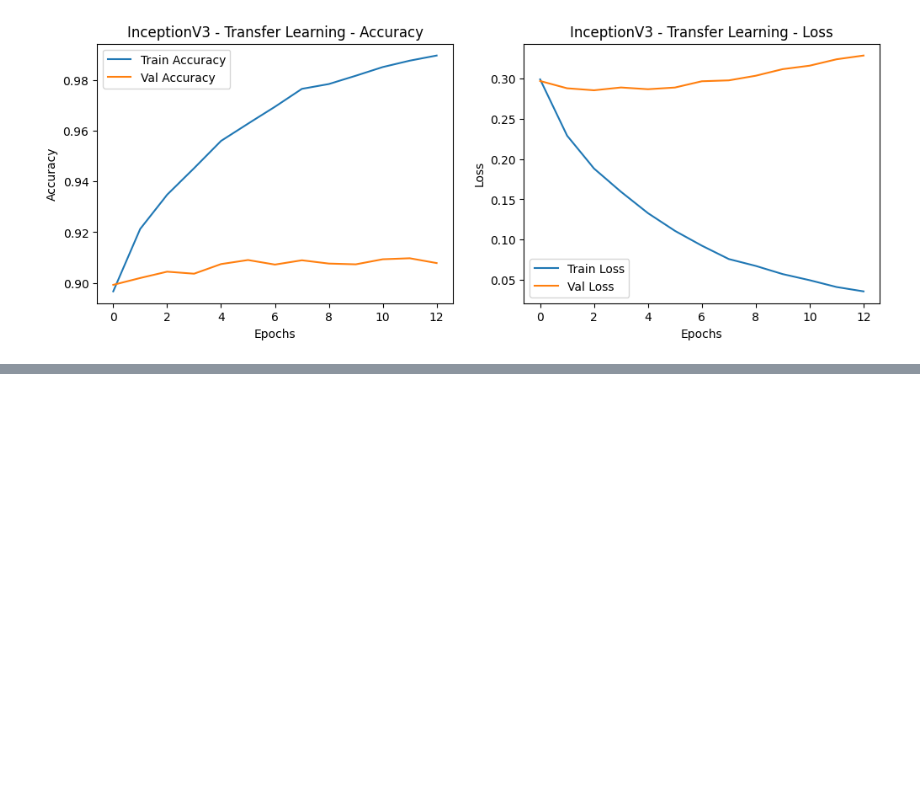
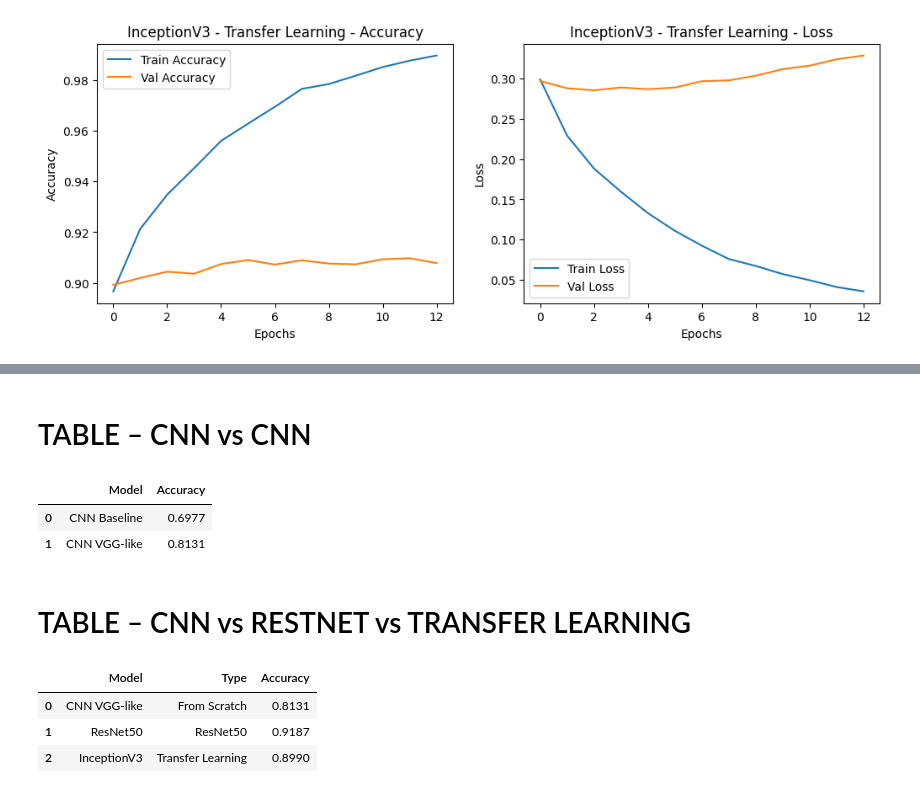
Before and after one commit to HelenaGomezV/project-deep-learning-image-classification-with-cnn-and-transfer-learning, a Jupyter notebook: image_clasification_inception.ipynb, the cells around one changed output, grey strips where cells are left out. Cells and saved outputs as stored; diff of their text form; code cells hidden in the pictures; blank space fills up the shorter version.

```diff
--- a/image_clasification_inception.ipynb
+++ b/image_clasification_inception.ipynb
@@ -528,0 +537,8 @@ plot_history(history_inception_ft, "InceptionV3 - Transfer Learning")
+# %%
+evaluate_model(cnn_model_vgg, X_test_norm, y_test, "CNN VGG-like")
+
+test_resnet_gen = resnet_datagen.flow(X_test, y_test_cat, batch_size=32, shuffle=False)
+evaluate_model(resnet_model, test_resnet_gen, y_test, "ResNet50 Transfer Learning")
+
+test_inc_gen = inception_datagen.flow(X_test, y_test_cat, batch_size=16, shuffle=False)
+evaluate_model(inception_model, test_inc_gen, y_test, "InceptionV3 Transfer Learning")
@@ -528,0 +603,35 @@ plot_history(history_inception_ft, "InceptionV3 - Transfer Learning")
+# %% [markdown]
+# TABLE – CNN vs CNN
+# %%
+cnn_comparison = pd.DataFrame({
+    "Model": ["CNN Baseline", "CNN VGG-like"],
+    "Accuracy": [
+        cnn_model.evaluate(X_test_norm, y_test_cat, verbose=0)[1],
+        cnn_model_vgg.evaluate(X_test_norm, y_test_cat, verbose=0)[1]
+    ]
+})
+
+cnn_comparison
+# %% [output]
+|  | Model | Accuracy |
+| 0 | CNN Baseline | 0.6977 |
+| 1 | CNN VGG-like | 0.8131 |
+# %% [markdown]
+# TABLE – CNN vs RESTNET vs TRANSFER LEARNING
+# %%
+final_comparison = pd.DataFrame({
+    "Model": ["CNN VGG-like", "ResNet50", "InceptionV3"],
+    "Type": ["From Scratch", "ResNet50", "Transfer Learning"],
+    "Accuracy": [
+        cnn_model_vgg.evaluate(X_test_norm, y_test_cat, verbose=0)[1],
+        resnet_model.evaluate(test_resnet_gen, verbose=0)[1],
+        inception_model.evaluate(test_inc_gen, verbose=0)[1]
+    ]
+})
+
+final_comparison
+# %% [output]
+|  | Model | Type | Accuracy |
+| 0 | CNN VGG-like | From Scratch | 0.8131 |
+| 1 | ResNet50 | ResNet50 | 0.9187 |
+| 2 | InceptionV3 | Transfer Learning | 0.8990 |
```
Also changed, not shown: parts of 4 cells of this notebook.
